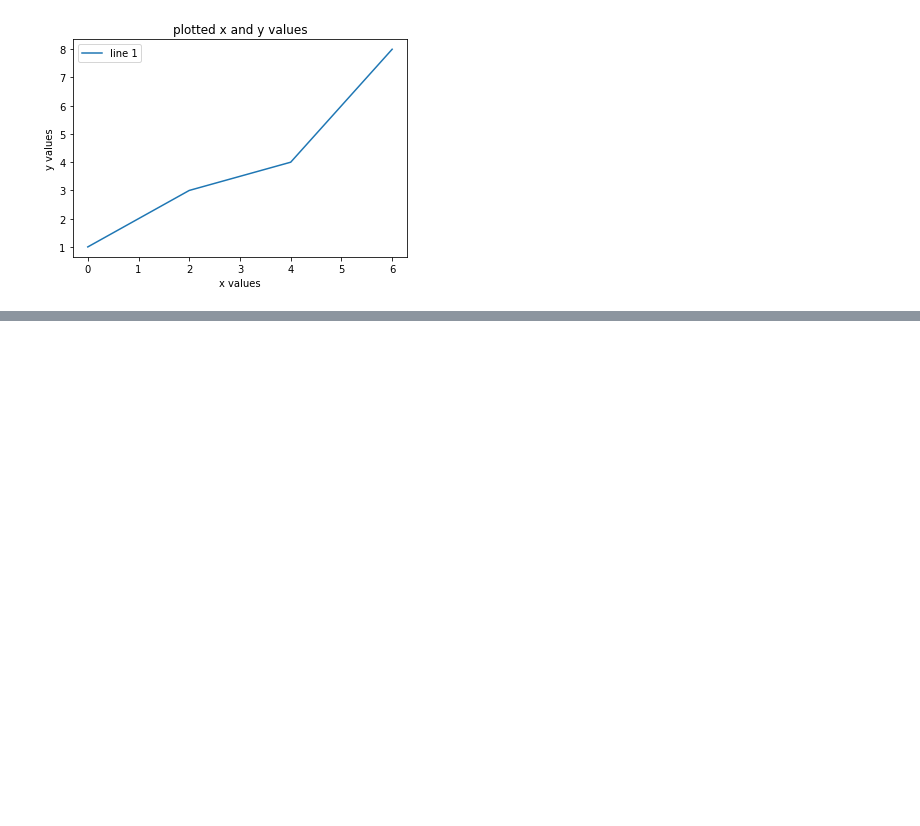
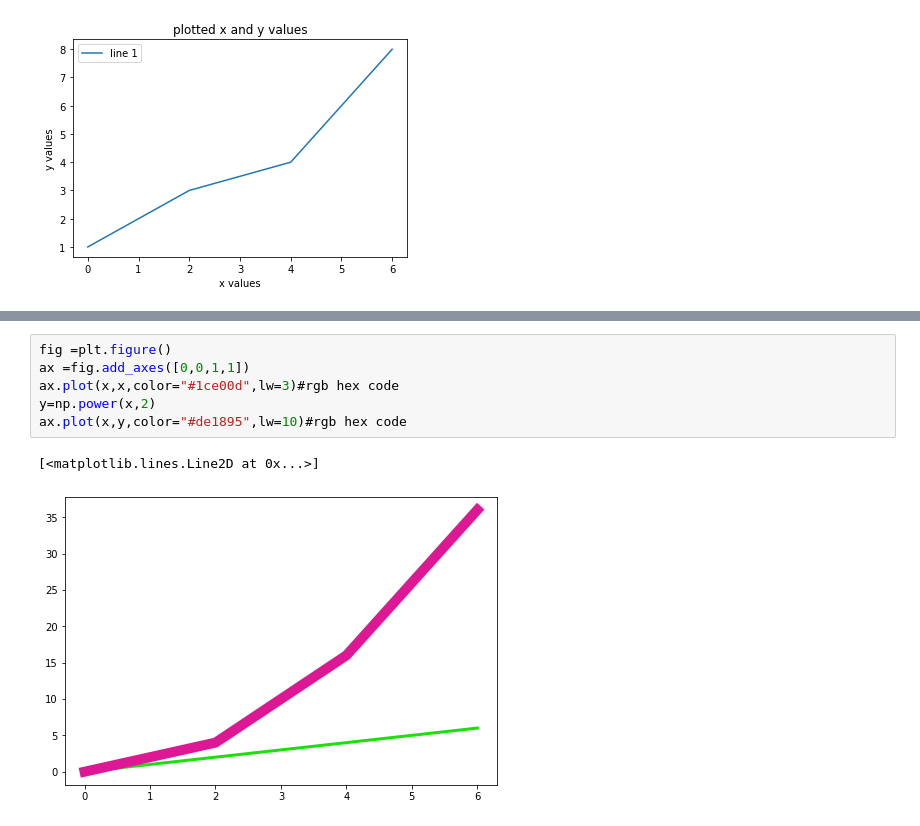
Before and after one commit to PasinduUkwatta/Reinforcement-Learning, a Jupyter notebook: RL_Matplotlib (1).ipynb, the cells around one changed output, grey strips where cells are left out. Cells and saved outputs as stored; diff of their text form; blank space fills up the shorter version.

```diff
--- a/RL_Matplotlib (1).ipynb
+++ b/RL_Matplotlib (1).ipynb
@@ -104,0 +120,9 @@ plt.show()
+# %%
+fig =plt.figure()
+ax =fig.add_axes([0,0,1,1])
+ax.plot(x,x,color="#1ce00d",lw=3)#rgb hex code
+y=np.power(x,2)
+ax.plot(x,y,color="#de1895",lw=10)#rgb hex code
+# %% [output]
+[<matplotlib.lines.Line2D at 0x...>]
+[figure, added]
```
Also changed, not shown: parts of 9 cells of this notebook, 1 other file.
